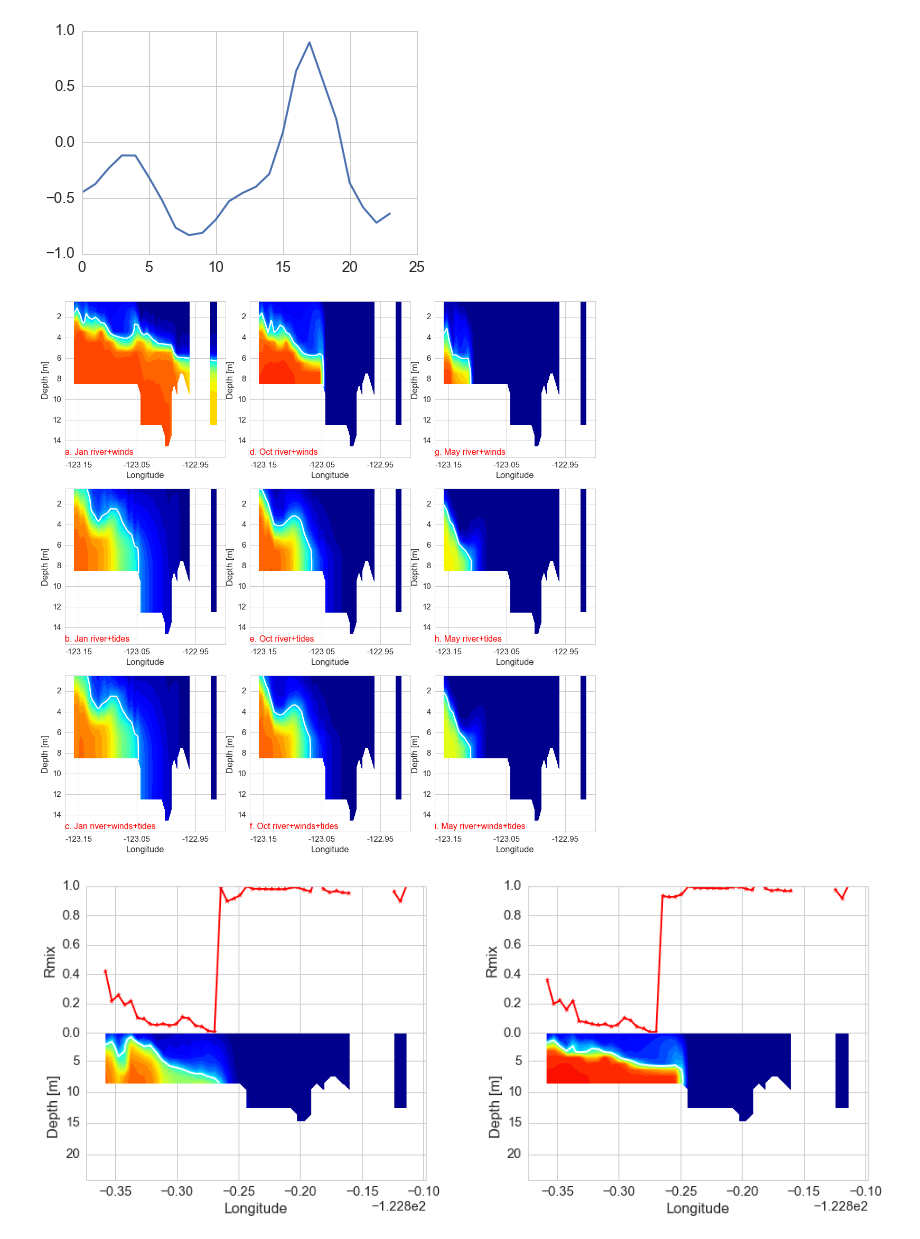
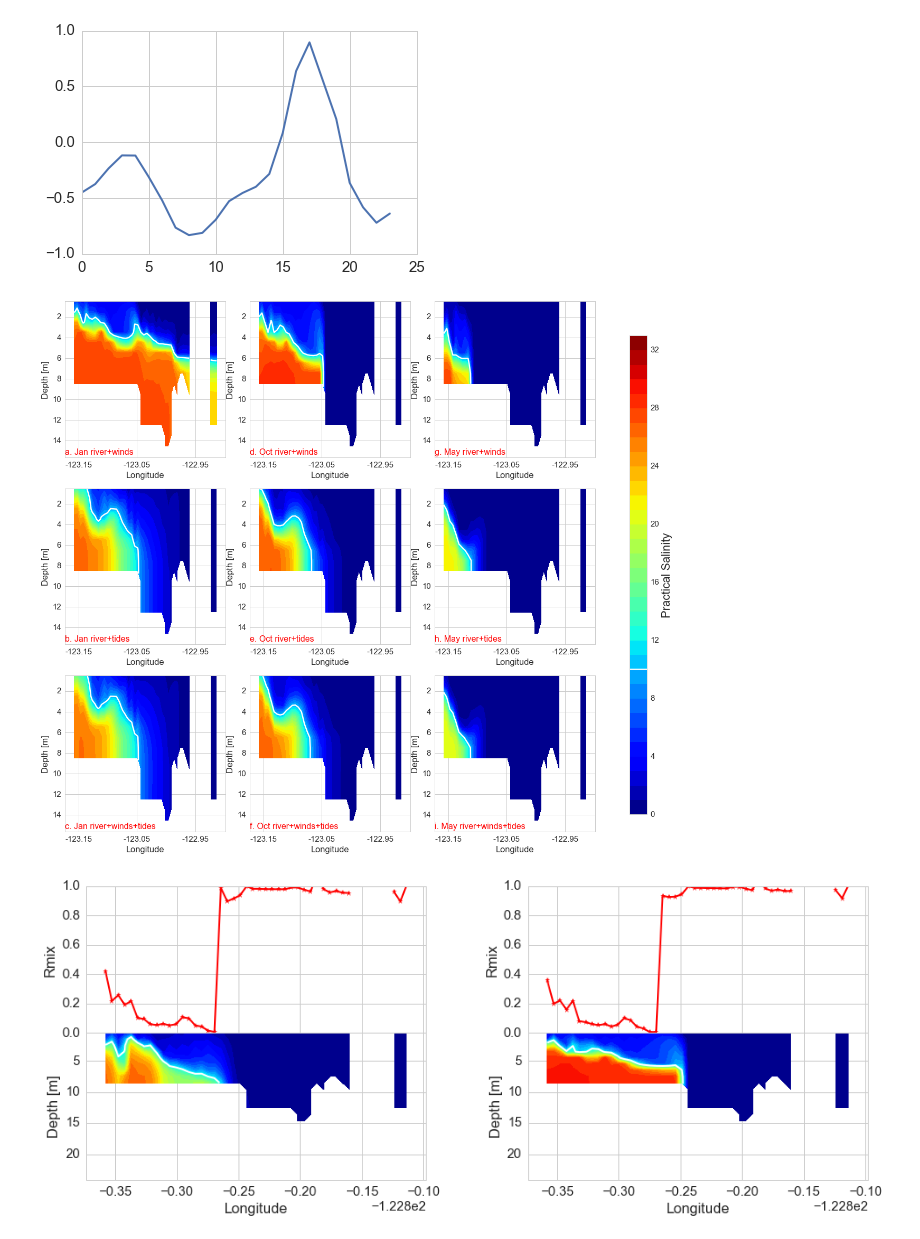
Before and after one commit to SalishSeaCast/analysis-jie, a Jupyter notebook: jie/paper/RmixRiverChannel.ipynb, the cells around one changed output. Drawn from its saved outputs; the diff is of its cells as text; code cells hidden in the pictures.

Commit message:
add colormap

```diff
--- a/jie/paper/RmixRiverChannel.ipynb
+++ b/jie/paper/RmixRiverChannel.ipynb
@@ -131,7 +131,7 @@ def RmixSalinity(axes_1,axes_2,grid_T,string,tst,ted,dep_ind,indices,rmin = 0, r
     return axes_1,axes_2
 # %%
 def salinity(axes_2,grid_T,string,dep_ind,indices,ave = True):
-    """Plot the salinity profile contourf and contour of 12 psu only"""
+    """Plot the salinity profile contourf and contour of 10 psu only"""
     S_small = {};
 
     S = grid_T.variables['vosaline']
@@ -146,36 +146,43 @@ def salinity(axes_2,grid_T,string,dep_ind,indices,ave = True):
     else:
         S_small[string] = np.ma.masked_array(S[indices, :, 36, 70:123],mask = np_mask[:,36,70:123])
         color = 'cyan'
-        CS = axes_2.contour(lon[36,70:123],dep[:],S_small[string][:],levels = levels,colors=color,linewidths=(2.5))
+    CS = axes_2.contour(lon[36,70:123],dep[:],S_small[string][:],levels = levels,colors=color,linewidths=(2.5))
     axes_2.set_ylim([dep[-25],dep[0]])
     axes_2.set_xlim([lon[36,70],lon[36,123]])
     axes_2.set_ylabel('Depth [m]')
     axes_2.set_xlabel('Longitude')
     axes_2.set_xticks([-123.15,-123.05,-122.95])
     axes_2.set_xticklabels([-123.15,-123.05,-122.95])
-    return axes_2
+    if ave == True:
+        return axes_2, mesh, CS
+    else:
+        return axes_2, CS
 # %%
 dep_ind = 10
 listA = ['a.','d.','g.']
 listB = ['b.','e.','h.']
 listC = ['c.','f.','i.']
 fig = plt.figure(figsize=(18, 18))
 G = gridspec.GridSpec(3, 3)
 G.update(hspace=0.2, wspace=0.15)
 for i, jan, octo, may,string1, Letter in zip(np.arange(3),[jannotide_T,jannowind_T,janall_T],\
                                      [octnotide_T,octnowind_T,octall_T],\
                                      [maynotide_T,maynowind_T,mayall_T],\
                                      [' river+winds',' river+tides',' river+winds+tides'],\
                                       [listA,listB,listC]):
     row = 0;
     for grid_T,string2, Pet, letter in zip([jan,octo,may], [' Jan',' Oct',' May'],['jan','oct','may'], Letter):
         axes_2 =fig.add_subplot(G[i,row]) ## rmix
-        axes_2 = salinity(axes_2,grid_T,string1,dep_ind,PFT[Pet])
-        #axes_2.text(0,0.02, 'a',transform = ax.transAxes,fontsize = 16)
+        axes_2,mesh,CS = salinity(axes_2,grid_T,string1,dep_ind,PFT[Pet])
         axes_2.text(0,0.02, letter+string2+string1,transform = axes_2.transAxes,fontsize = 16, color = 'r')
         row = row+1
+fig.subplots_adjust(right=0.9)
+cbar_ax = fig.add_axes([0.95, 0.15, 0.025, 0.7])
+cbar = fig.colorbar(mesh, cax=cbar_ax)
+cbar.add_lines(CS)
+cbar.set_label('Practical Salinity',fontsize = 22)
 # %% [output]
-[figure, old version]
+[figure, new version]
 # %%
 fig = plt.figure(figsize=(18, 18))
 G = gridspec.GridSpec(2, 2)
```
Also changed, not shown: parts of 2 cells of this notebook.
